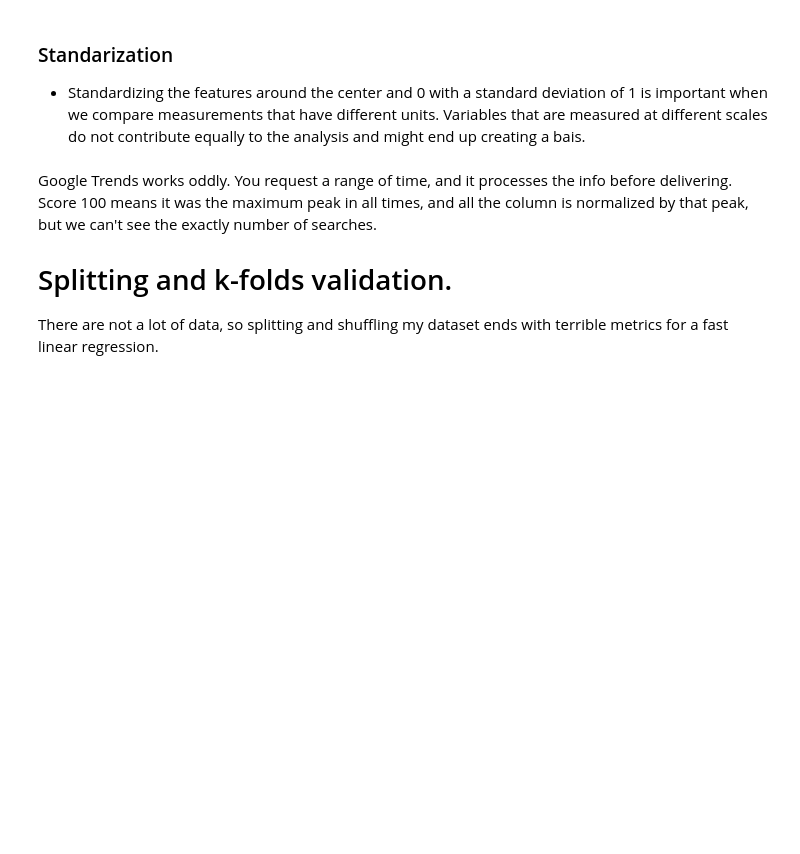
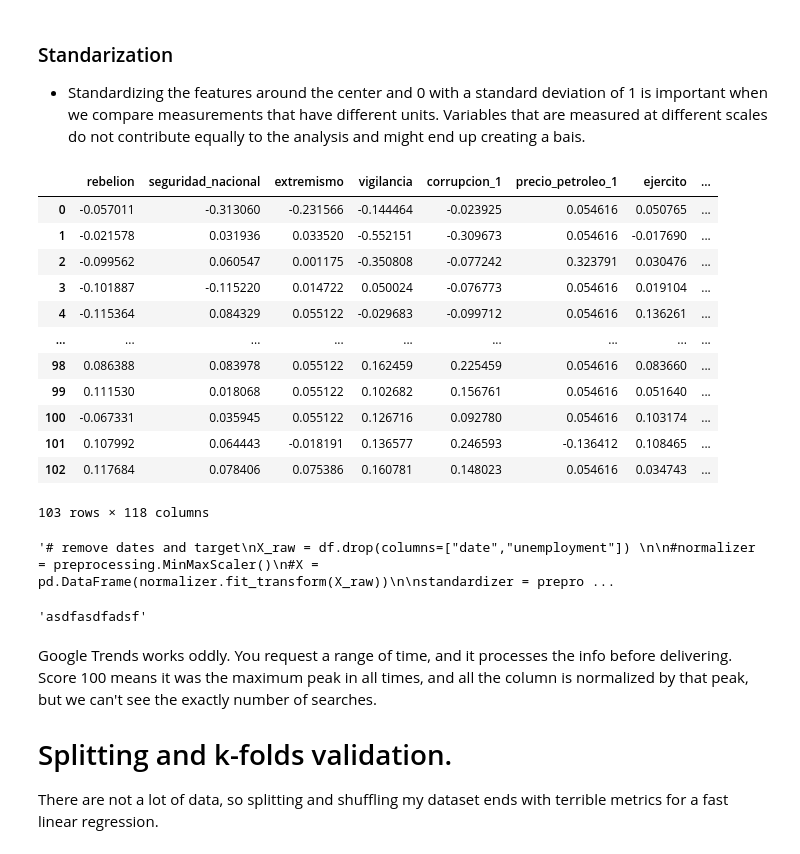
Before and after one commit to albertovpd/automated_ML_regression, a Jupyter notebook: testing.ipynb, the cells around one changed output. Drawn from its saved outputs; the diff is of its cells as text; code cells hidden in the pictures; blank space fills up the shorter version.

```diff
--- a/testing.ipynb
+++ b/testing.ipynb
@@ -566,8 +570,30 @@ df.head()
 ### Standarization
 
 - Standardizing the features around the center and 0 with a standard deviation of 1 is important when we compare measurements that have different units. Variables that are measured at different scales do not contribute equally to the analysis and might end up creating a bais.
+# %%
+# NORMALIZATION (PENDING OF STANDARIZATION )
+
+# Transform into standard normal distribution using the z-score definition
+X = df.drop(columns=["date","unemployment"]) #returns a numpy array
+X = X.apply(lambda x: (x - np.mean(x)) / (np.max(x) - np.min(x)))
+target=df["unemployment"]
+X
+# %% [output]
+|  | rebelion | seguridad_nacional | extremismo | vigilancia | corrupcion_1 | precio_petroleo_1 | ejercito | ... |
+| 0 | -0.057011 | -0.313060 | -0.231566 | -0.144464 | -0.023925 | 0.054616 | 0.050765 | ... |
+| 1 | -0.021578 | 0.031936 | 0.033520 | -0.552151 | -0.309673 | 0.054616 | -0.017690 | ... |
+| 2 | -0.099562 | 0.060547 | 0.001175 | -0.350808 | -0.077242 | 0.323791 | 0.030476 | ... |
+| 3 | -0.101887 | -0.115220 | 0.014722 | 0.050024 | -0.076773 | 0.054616 | 0.019104 | ... |
+| 4 | -0.115364 | 0.084329 | 0.055122 | -0.029683 | -0.099712 | 0.054616 | 0.136261 | ... |
+| ... | ... | ... | ... | ... | ... | ... | ... | ... |
+| 98 | 0.086388 | 0.083978 | 0.055122 | 0.162459 | 0.225459 | 0.054616 | 0.083660 | ... |
+| 99 | 0.111530 | 0.018068 | 0.055122 | 0.102682 | 0.156761 | 0.054616 | 0.051640 | ... |
+| 100 | -0.067331 | 0.035945 | 0.055122 | 0.126716 | 0.092780 | 0.054616 | 0.103174 | ... |
+| 101 | 0.107992 | 0.064443 | -0.018191 | 0.136577 | 0.246593 | -0.136412 | 0.108465 | ... |
+| 102 | 0.117684 | 0.078406 | 0.075386 | 0.160781 | 0.148023 | 0.054616 | 0.034743 | ... |
+103 rows × 118 columns
 # %%
-# Transform attributes from 0 to 1
+'''# remove dates and target
 X_raw = df.drop(columns=["date","unemployment"])
 
 #normalizer = preprocessing.MinMaxScaler()
@@ -577,4 +603,8 @@ standardizer = preprocessing.StandardScaler()
 X = pd.DataFrame(standardizer.fit_transform(X_raw))
 
 X.columns= X_raw.columns
+X.shape
 target=df["unemployment"]
+X_raw'''
+# %% [output]
+'# remove dates and target\nX_raw = df.drop(columns=["date","unemployment"]) \n\n#normalizer = preprocessing.MinMaxScaler()\n#X = pd.DataFrame(normalizer.fit_transform(X_raw))\n\nstandardizer = prepro ...
@@ -585,3 +611,7 @@ target.head()
+# %%
+'''asdfasdfadsf'''
+# %% [output]
+'asdfasdfadsf'
 # %% [markdown]
 Google Trends works oddly. You request a range of time, and it processes the info before delivering. Score 100 means it was the maximum peak in all times, and all the column is normalized by that peak, but we can't see the exactly number of searches.
 
```
Also changed, not shown: parts of 28 cells of this notebook.
